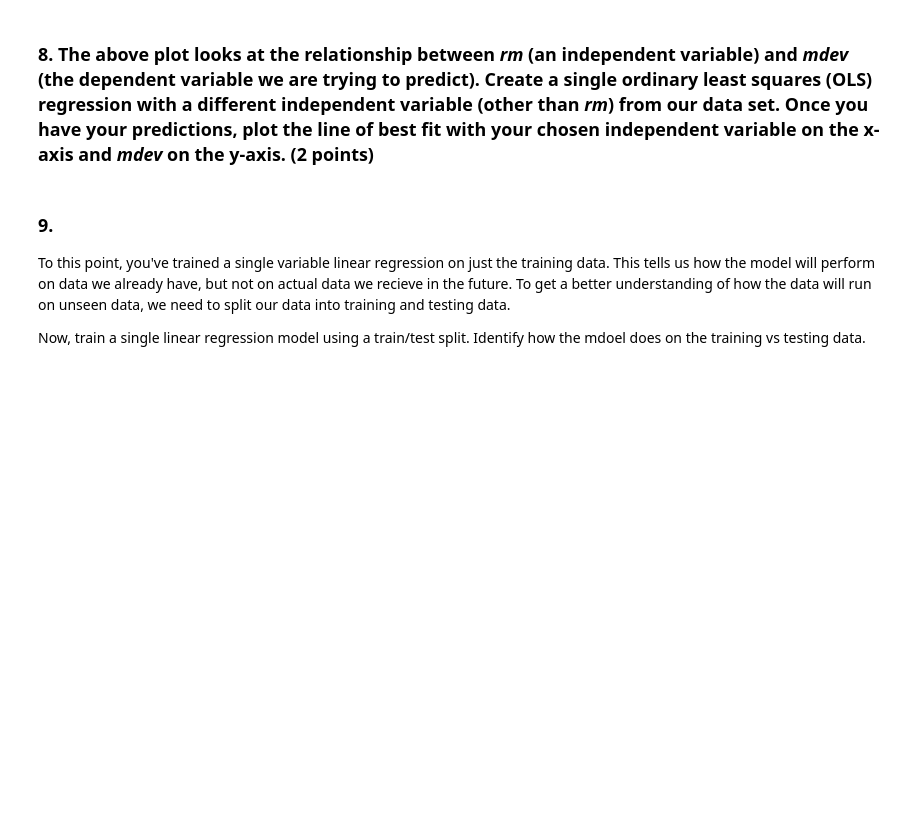
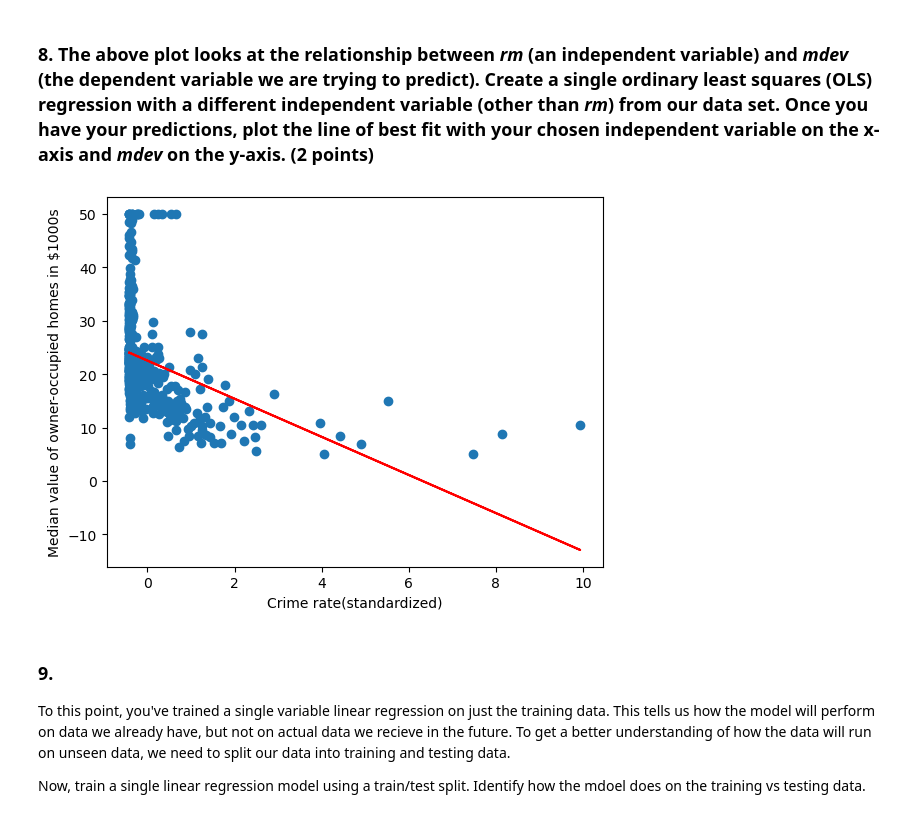
Before and after one commit to fortunecookie040/Math3025_Projects, a Jupyter notebook: 02_Student_Template_v2.ipynb, the cells around one changed output. Cells and saved outputs as stored; diff of their text form; code cells hidden in the pictures; blank space fills up the shorter version.

```diff
--- a/02_Student_Template_v2.ipynb
+++ b/02_Student_Template_v2.ipynb
@@ -327,3 +322,19 @@ sse
+# %%
+### implement your single regression model here
+x_crim = df.iloc[:, 0:1]
+x_crim=x_crim.to_numpy()
+x_crim=prepare_matrix(x_crim)
+x_crim[:,1]=standardize(x_crim[:,1])
+betas_crim = np.linalg.inv(x_crim.T @ x_crim) @ x_crim.T @ y
+Y_pred_crim = predict(x_crim, betas_crim)
+
+plt.scatter(x= x_crim[:,1], y=Y) #Plotting the original data points
+plt.plot(x_crim[:,1], Y_pred_crim, c="red")
+plt.ylabel("Median value of owner-occupied homes in $1000s")
+plt.xlabel("Crime rate(standardized)")
+plt.show()
+# %% [output]
+[figure, added]
 # %% [markdown]
 ### 9.
 To this point, you've trained a single variable linear regression on just the training data. This tells us how the model will perform on data we already have, but not on actual data we recieve in the future. To get a better understanding of how the data will run on unseen data, we need to split our data into training and testing data.
```
Also changed, not shown: parts of 5 cells of this notebook.
